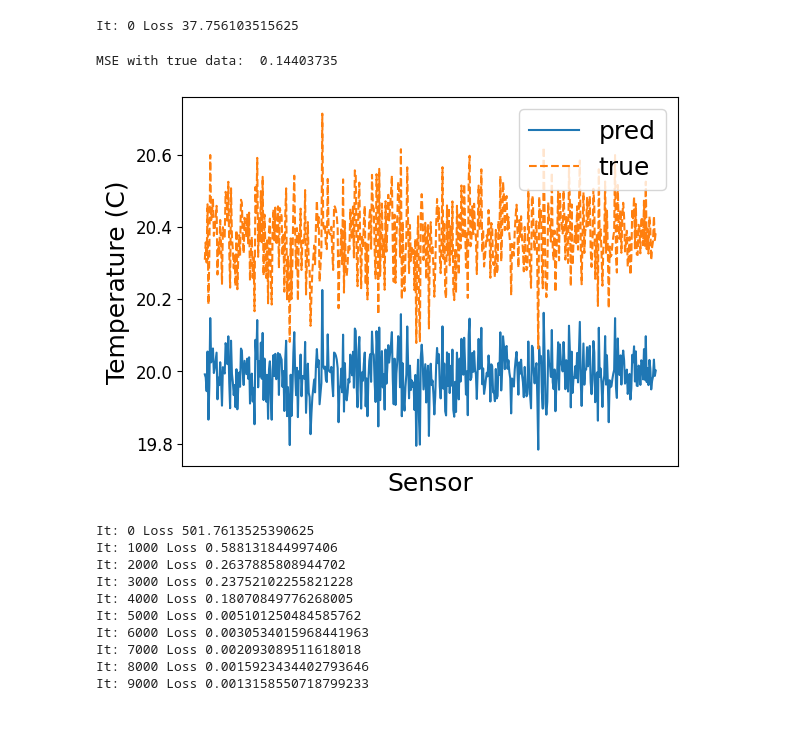
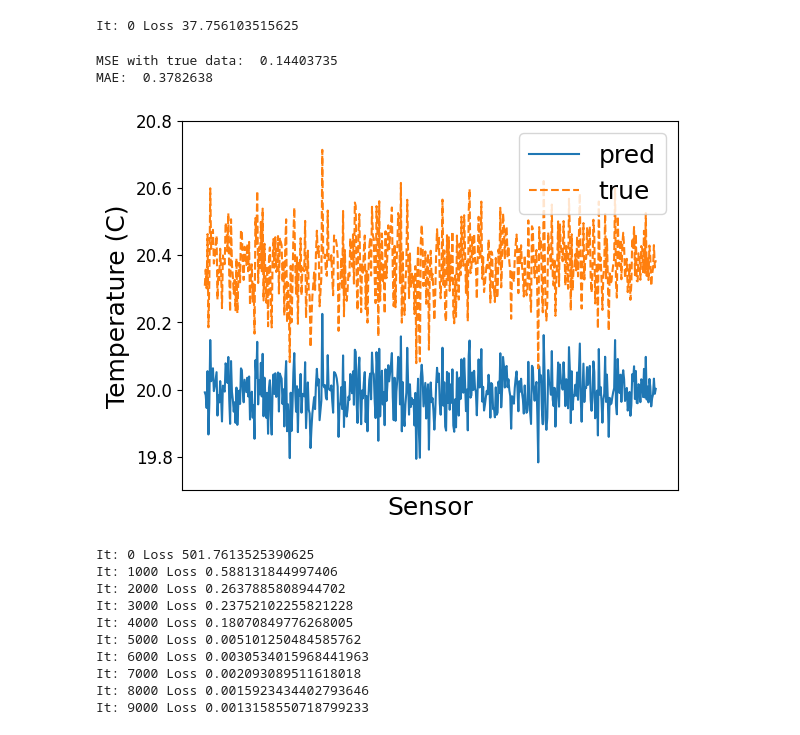
Before and after one commit to liminghao0914/CE7454-final, a Jupyter notebook: src/thermal_infer/mini_train.ipynb, the cells around one changed output. Saved outputs shown, nothing was run; the diff lists cells and outputs as text; code cells hidden in the pictures.

```diff
--- a/src/thermal_infer/mini_train.ipynb
+++ b/src/thermal_infer/mini_train.ipynb
@@ -102,28 +106,33 @@ It: 0 Loss 37.756103515625
 # %%
 # test on low fidelity data
 net_h.load_state_dict(torch.load("net_h.pt"))
 
 inputs_low_test = tuple(map(lambda x: torch.as_tensor(x).requires_grad_(), X_train_low))
 
 pred_h_low = net_h(inputs_low_test)
 
 # MSE with true data
 print("MSE with true data: ", np.mean(np.square(pred_h_low.detach().cpu().numpy() - y_train_low)))
+# MAE
+print("MAE: ", np.mean(np.abs(pred_h_low.detach().cpu().numpy() - y_train_low)))
 
 # font size
+plt.style.use('default')
 plt.rcParams.update({'font.size': 14})
 plt.plot(pred_h_low.detach().cpu().numpy(), label="pred")
 plt.plot(y_train_low, label="true", linestyle='--')
 plt.ylabel("Temperature (C)", fontsize=18)
 plt.xlabel("Sensor", fontsize=18)
 plt.xticks([])
 plt.yticks(fontsize=12)
+plt.ylim(19.7,20.8)
 plt.legend(fontsize=18, loc='upper right')
 plt.savefig("pred_low.pdf", dpi=300)
 plt.show()
 # %% [output]
 MSE with true data:  0.14403735
+MAE:  0.3782638
-[figure, old version]
+[figure, new version]
 # %%
 net_d.load_state_dict(torch.load("net_d.pt"))
 def diff_low(x):
```
Also changed, not shown: parts of 2 cells of this notebook, 1 other file.
